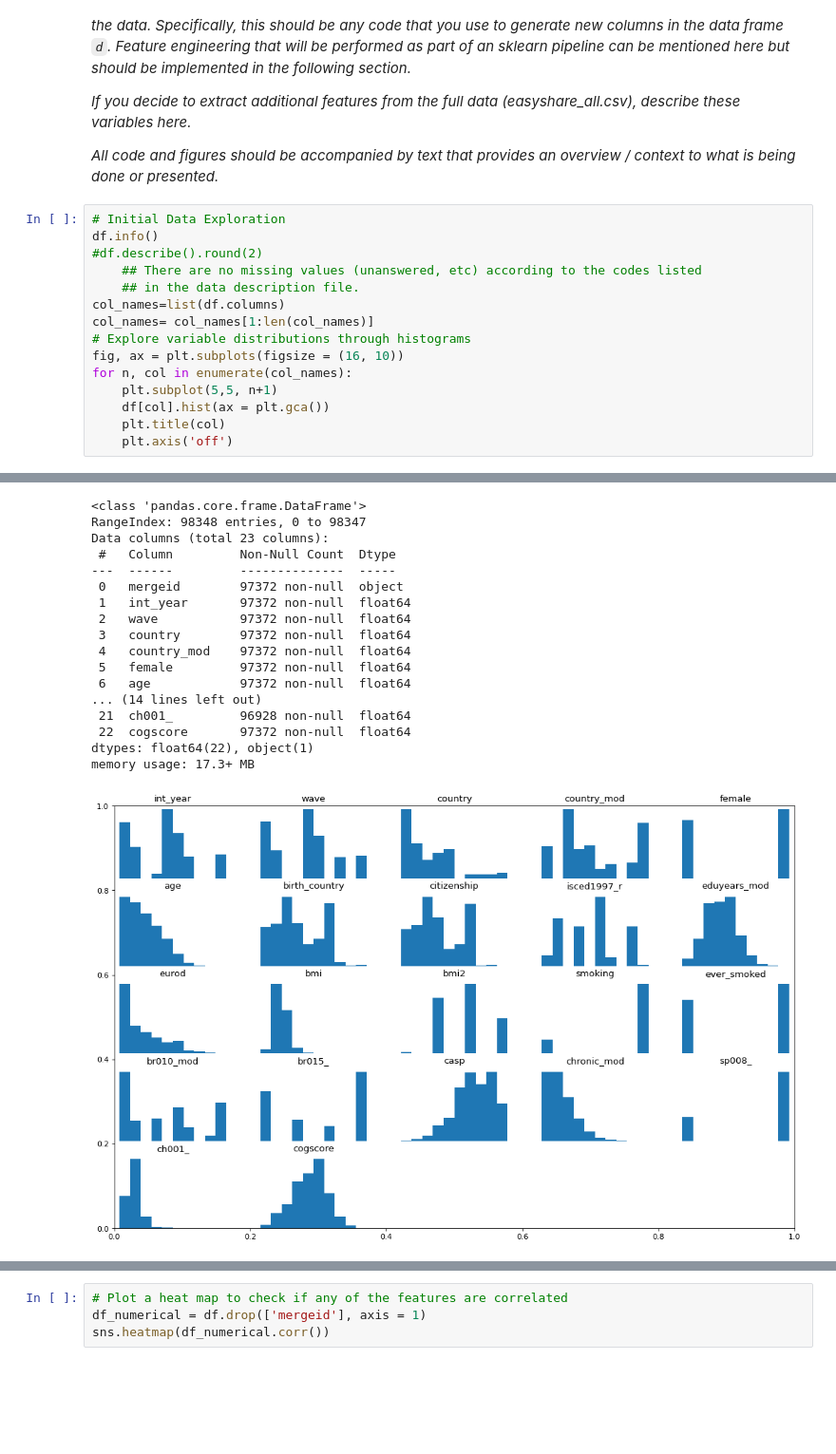
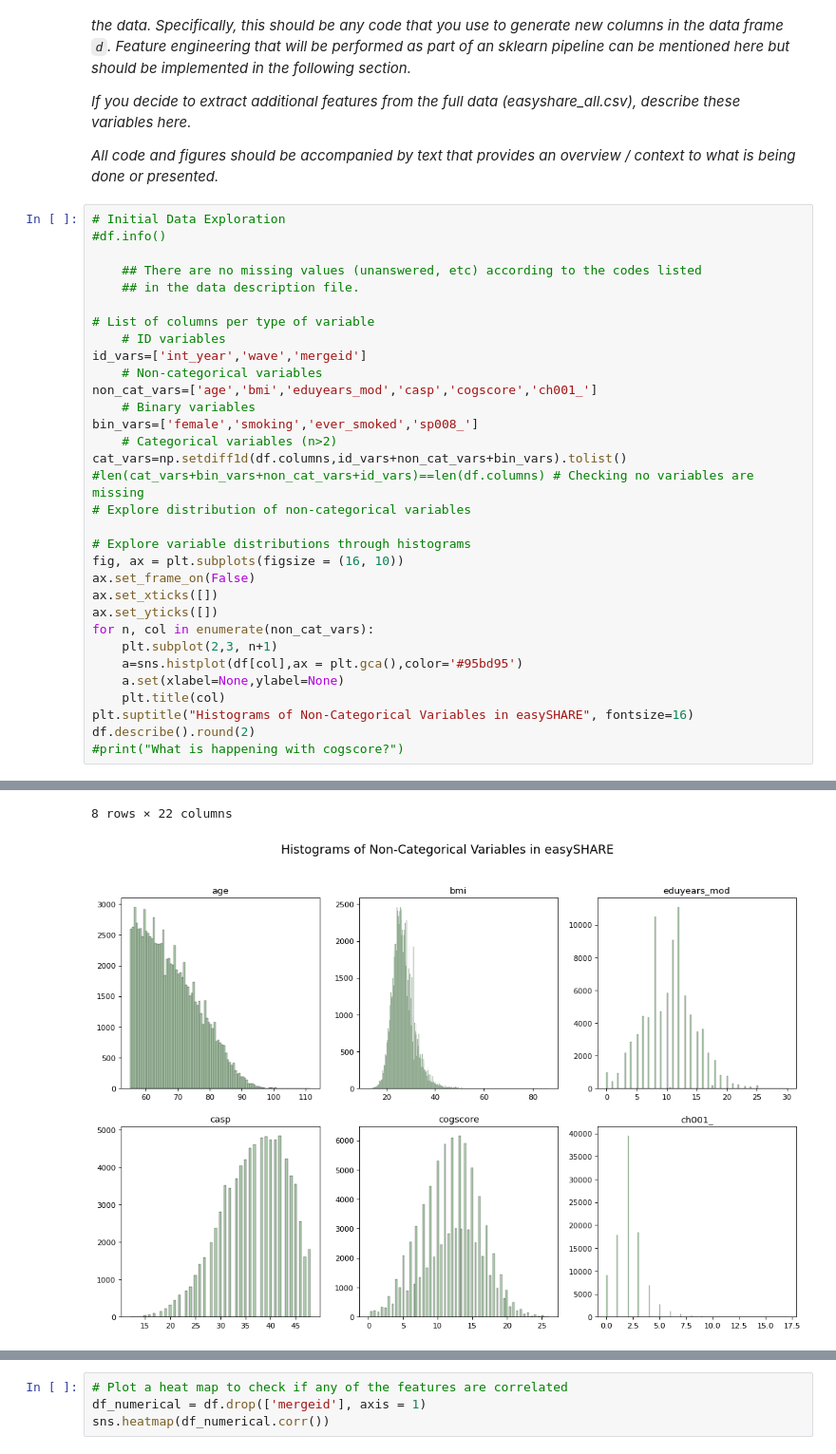
Before and after one commit to ananyajai/mlp_coursework_01, a Jupyter notebook: project1.ipynb, the cells around one changed output, grey strips where cells are left out. Shown at 95% size. Drawn from its saved outputs; the diff is of its cells as text; blank space fills up the shorter version.

```diff
--- a/project1.ipynb
+++ b/project1.ipynb
@@ -129,17 +139,34 @@ This study will explore supervised machine learning methods, focusing specifical
 *All code and figures should be accompanied by text that provides an overview / context to what is being done or presented.*
 # %%
 # Initial Data Exploration
-df.info()
-#df.describe().round(2)
+#df.info()
+
     ## There are no missing values (unanswered, etc) according to the codes listed
     ## in the data description file.
-col_names=list(df.columns)
-col_names= col_names[1:len(col_names)]
+
+# List of columns per type of variable
+    # ID variables
+id_vars=['int_year','wave','mergeid']
+    # Non-categorical variables
+non_cat_vars=['age','bmi','eduyears_mod','casp','cogscore','ch001_']
+    # Binary variables
+bin_vars=['female','smoking','ever_smoked','sp008_']
+    # Categorical variables (n>2)
+cat_vars=np.setdiff1d(df.columns,id_vars+non_cat_vars+bin_vars).tolist()
+#len(cat_vars+bin_vars+non_cat_vars+id_vars)==len(df.columns) # Checking no variables are missing
+# Explore distribution of non-categorical variables
+
 # Explore variable distributions through histograms
 fig, ax = plt.subplots(figsize = (16, 10))
-for n, col in enumerate(col_names):
-    plt.subplot(5,5, n+1)
-    df[col].hist(ax = plt.gca())
+ax.set_frame_on(False)
+ax.set_xticks([])
+ax.set_yticks([])
+for n, col in enumerate(non_cat_vars):
+    plt.subplot(2,3, n+1)
+    a=sns.histplot(df[col],ax = plt.gca(),color='#95bd95')
+    a.set(xlabel=None,ylabel=None)
     plt.title(col)
-    plt.axis('off')
+plt.suptitle("Histograms of Non-Categorical Variables in easySHARE", fontsize=16)
+df.describe().round(2)
+#print("What is happening with cogscore?")
 # %% [output]
@@ -146,19 +182,3 @@ for n, col in enumerate(col_names):
-<class 'pandas.core.frame.DataFrame'>
-RangeIndex: 98348 entries, 0 to 98347
-Data columns (total 23 columns):
- #   Column         Non-Null Count  Dtype
----  ------         --------------  -----
- 0   mergeid        97372 non-null  object
- 1   int_year       97372 non-null  float64
- 2   wave           97372 non-null  float64
- 3   country        97372 non-null  float64
- 4   country_mod    97372 non-null  float64
- 5   female         97372 non-null  float64
- 6   age            97372 non-null  float64
-... (14 lines left out)
- 21  ch001_         96928 non-null  float64
- 22  cogscore       97372 non-null  float64
-dtypes: float64(22), object(1)
-memory usage: 17.3+ MB
+8 rows × 22 columns
-[figure, old version]
+[figure, new version]
 # %%
```
Also changed, not shown: parts of 10 cells of this notebook.
